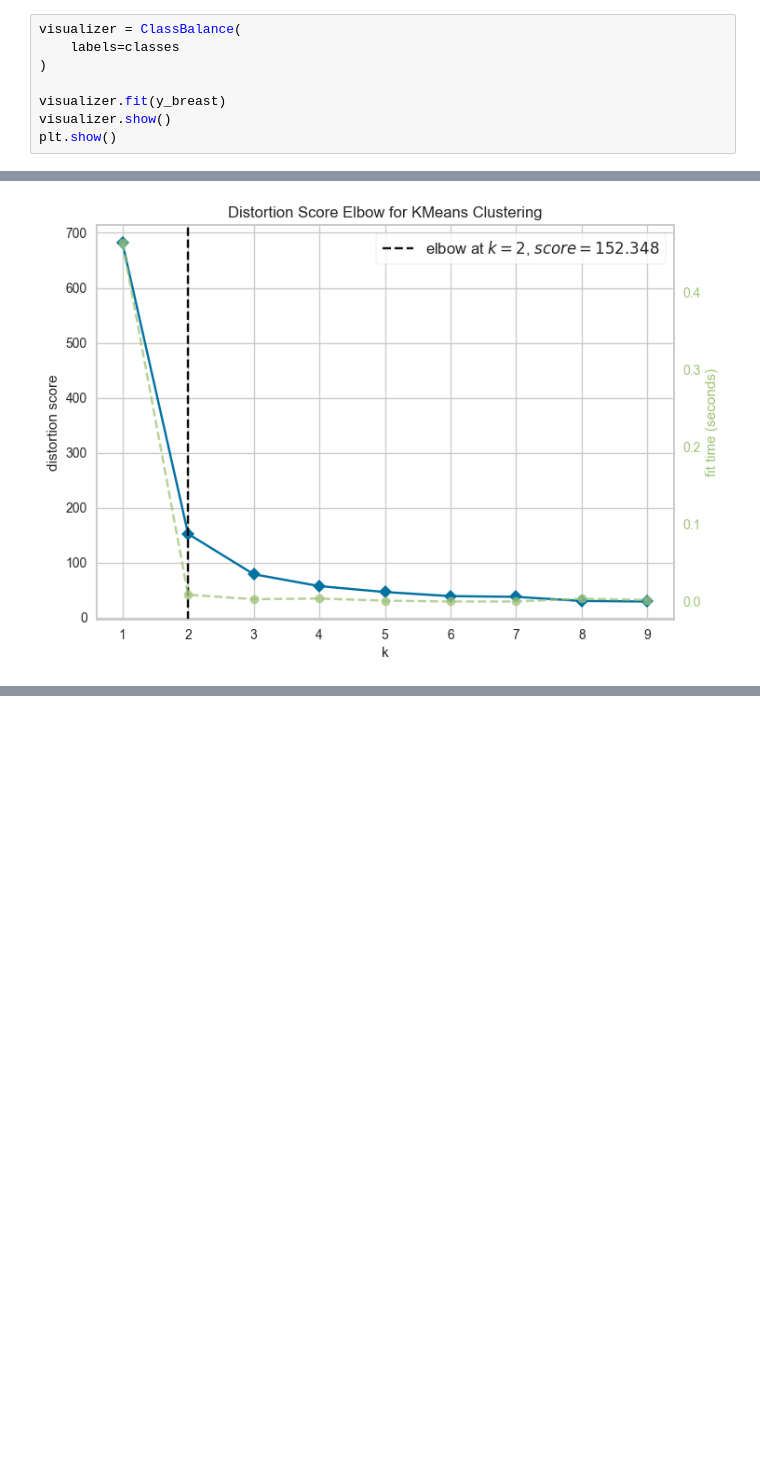
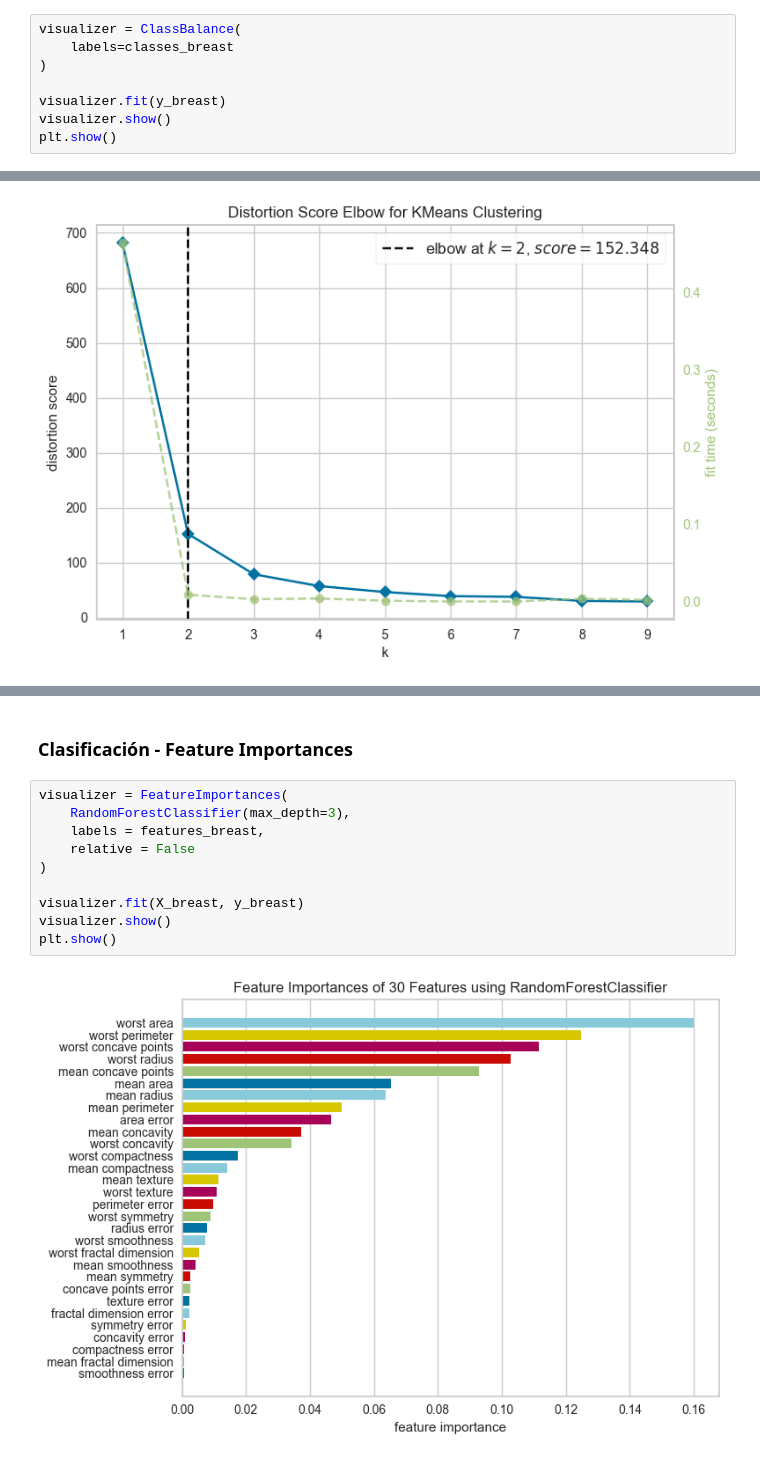
Before and after one commit to JuanFeA98/Machine_Learning, a Jupyter notebook: 04.Model_Evaluation/YellowBrick.ipynb, the cells around one changed output, grey strips where cells are left out. Saved outputs shown, nothing was run; the diff lists cells and outputs as text; blank space fills up the shorter version.

```diff
--- a/04.Model_Evaluation/YellowBrick.ipynb
+++ b/04.Model_Evaluation/YellowBrick.ipynb
@@ -86,7 +87,7 @@ plt.show()
 ### **Clasificación - Balance de Clases**
 # %%
 visualizer = ClassBalance(
-    labels=classes
+    labels=classes_breast
 )
 
 visualizer.fit(y_breast)
@@ -111,0 +131,14 @@ plt.show()
+# %% [markdown]
+### **Clasificación - Feature Importances**
+# %%
+visualizer = FeatureImportances(
+    RandomForestClassifier(max_depth=3),
+    labels = features_breast,
+    relative = False
+)
+
+visualizer.fit(X_breast, y_breast)
+visualizer.show()
+plt.show()
+# %% [output]
+[figure, added]
```
Also changed, not shown: parts of 7 cells of this notebook.
